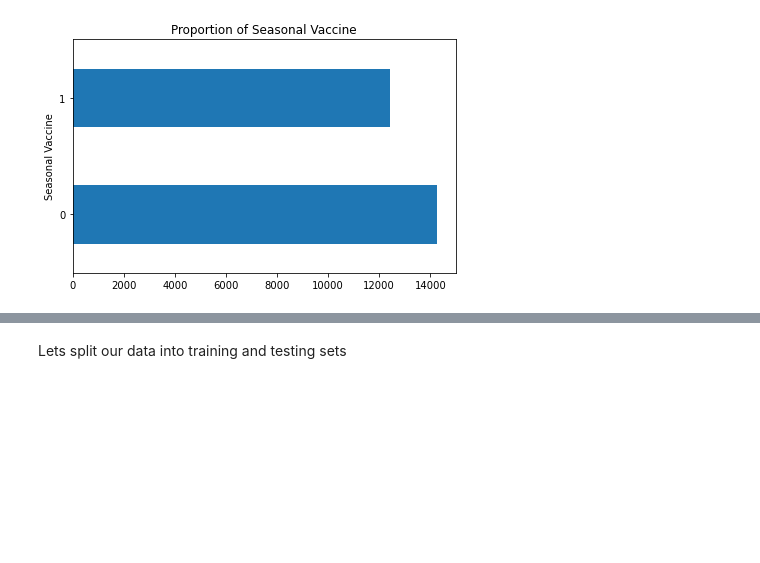
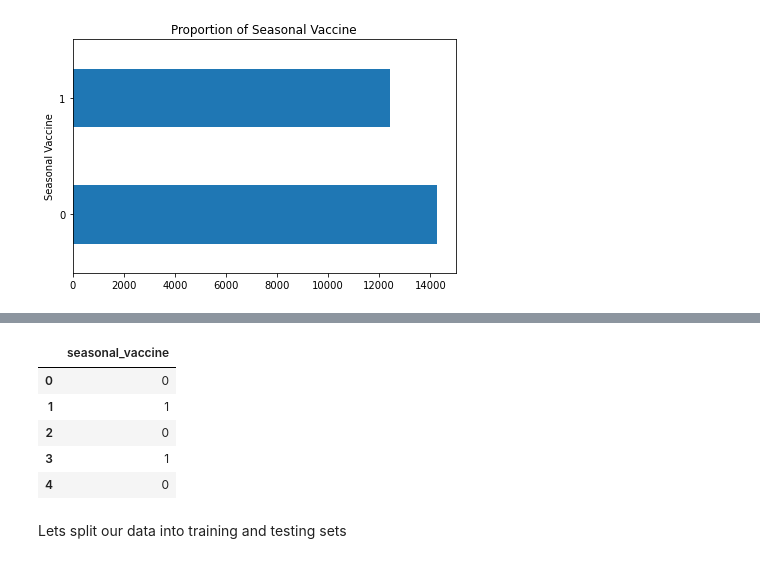
Before and after one commit to sanderlin2013/Predicting-Flu-Vaccines, a Jupyter notebook: Scratchpad.ipynb, the cells around one changed output, grey strips where cells are left out. Cells and saved outputs as stored; diff of their text form; code cells hidden in the pictures; blank space fills up the shorter version.

```diff
--- a/Scratchpad.ipynb
+++ b/Scratchpad.ipynb
@@ -271,3 +289,12 @@ fig.tight_layout()
+# %%
+labels.head()
+# %% [output]
+|  | seasonal_vaccine |
+| 0 | 0 |
+| 1 | 1 |
+| 2 | 0 |
+| 3 | 1 |
+| 4 | 0 |
 # %% [markdown]
 Lets split our data into training and testing sets
 # %%
```
Also changed, not shown: parts of 24 cells of this notebook.
